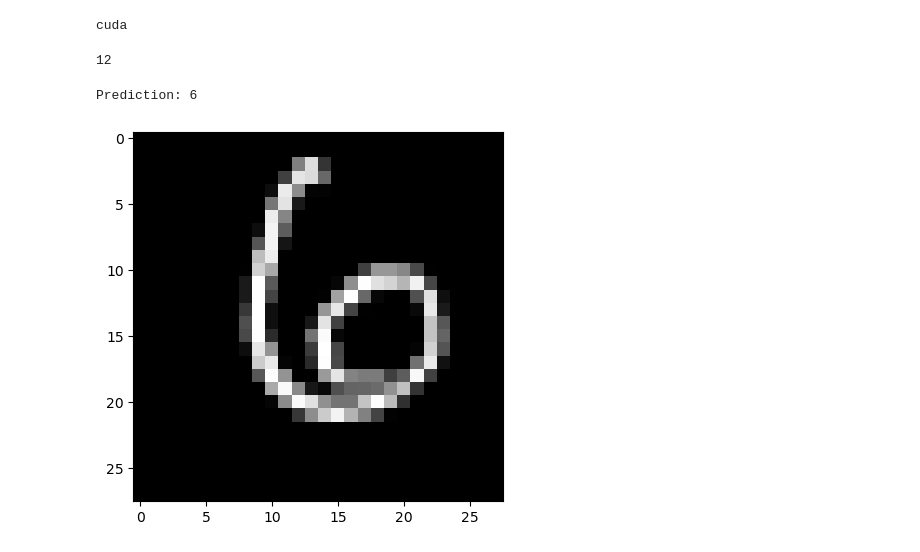
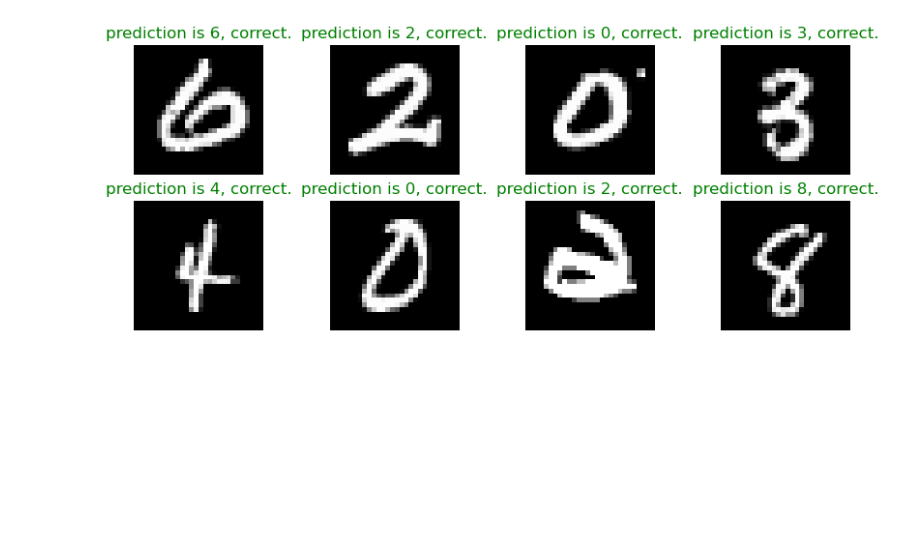
Before and after one commit to Slick93/Handwritten-Digits-Recognition-PyTorch, a Jupyter notebook: Digit-Test-PyTorch.ipynb, the cells around one changed output. Saved outputs shown, nothing was run; the diff lists cells and outputs as text; code cells hidden in the pictures; blank space fills up the shorter version.

```diff
--- a/Digit-Test-PyTorch.ipynb
+++ b/Digit-Test-PyTorch.ipynb
@@ -114,30 +144,27 @@ test set: Average loss: 0.0463, Accuracy 9823/10000 (98%
 )
-# %%
-print(device)
-import os
-os.cpu_count()
-# %% [output]
-cuda
-12
-# %%
-import matplotlib.pyplot as plt
-
-model.eval()
-
-data, target = test_data[100]
-
-data = data.unsqueeze(0).to(device)
-
-output = model(data)
-
-prediction = output.argmax(dim = 1, keepdim=True).item()
-
-print(f'Prediction: {prediction}')
-
-image = data.squeeze(0).squeeze(0).cpu().numpy()
-
-plt.imshow(image, cmap='gray')
-plt.show()
-# %% [output]
-Prediction: 6
-[figure, removed]
+# %%
+import matplotlib.pyplot as plt
+import random
+
+plt.figure(figsize=(10, 8))
+for i in range(0, 8):
+    plt.subplot(4, 4, i+1)
+    random_2 = random.randint(0, 10000)
+
+    model.eval()
+    data, target = test_data[random_2]
+    data = data.unsqueeze(0).to(device)
+    output = model(data)
+    prediction = output.argmax(dim = 1, keepdim=True).item()
+    image = data.squeeze(0).squeeze(0).cpu().numpy()
+
+
+
+    plt.imshow(image, cmap='gray')
+    plt.axis(False)
+    if (prediction == target):
+        plt.title('prediction is {}, correct.'.format(prediction), color='green')
+    else:
+        plt.title('prediction is {}, wrong.\nreal value is {}'.format(prediction, target), color='red')
+# %% [output]
+[figure, added]
```
Also changed, not shown: parts of 7 cells of this notebook.
